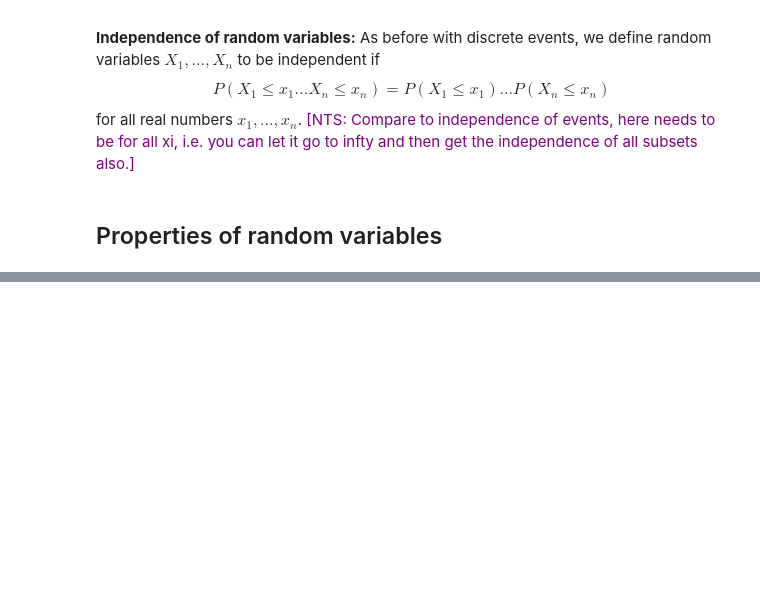
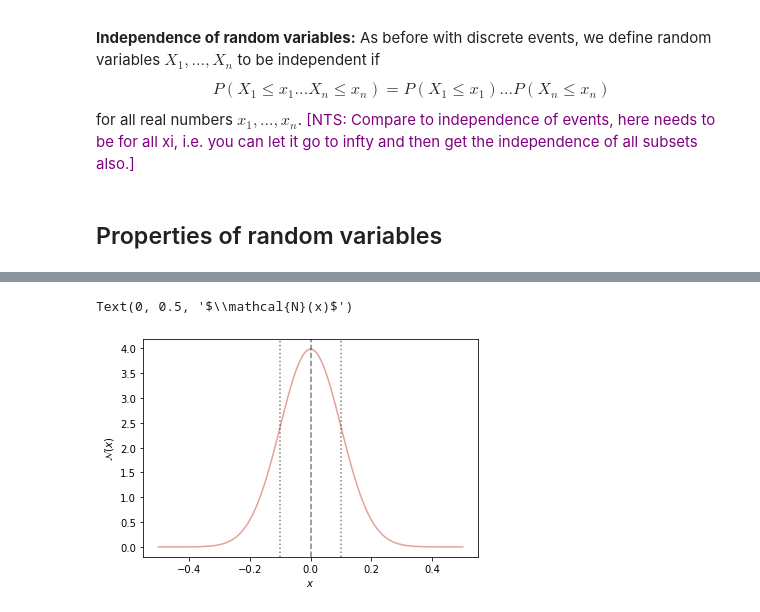
Before and after one commit to krtktwri/stat_methods_AIfA_2023, a Jupyter notebook: lecture_02/L02_probability.ipynb, the cells around one changed output, grey strips where cells are left out. Saved outputs shown, nothing was run; the diff lists cells and outputs as text; code cells hidden in the pictures; blank space fills up the shorter version.

Commit message:
Additions and figures.

```diff
--- a/lecture_02/L02_probability.ipynb
+++ b/lecture_02/L02_probability.ipynb
@@ -109,0 +118,25 @@ Generalizing to more than one random variable, we can define the covaraince of t
+# %%
+import numpy as np
+import matplotlib.pyplot as plt
+%matplotlib inline
+
+def gaussian(x, mu, sigma):
+
+    gauss = 1./np.sqrt(2*np.pi)/sigma*np.exp(-(x-mu)**2/2./sigma**2)
+
+    return gauss
+
+mu = 0.
+sigma = 0.1
+
+x = np.linspace(-0.5, 0.5, 100)
+
+plt.plot(x, gaussian(x, mu, sigma), color='#e3a19c')
+plt.axvline(x=0, linestyle='--', color='k', alpha=0.5)
+plt.axvline(x=sigma, linestyle=':', color='k', alpha=0.5)
+plt.axvline(x=-sigma, linestyle=':', color='k', alpha=0.5)
+plt.xlabel(r'$x$')
+plt.ylabel(r'$\mathcal{N}(x)$')
+# %% [output]
+Text(0, 0.5, '$\\mathcal{N}(x)$')
+[figure, added]
```
Also changed, not shown: parts of 4 cells of this notebook, 16 other files.
